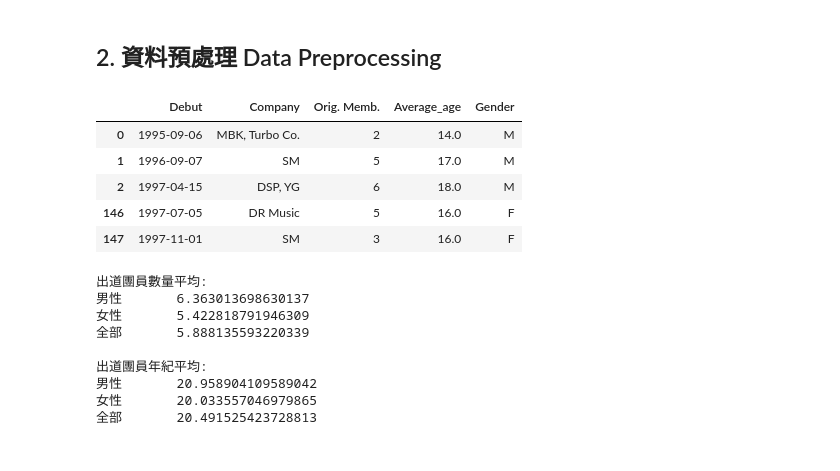
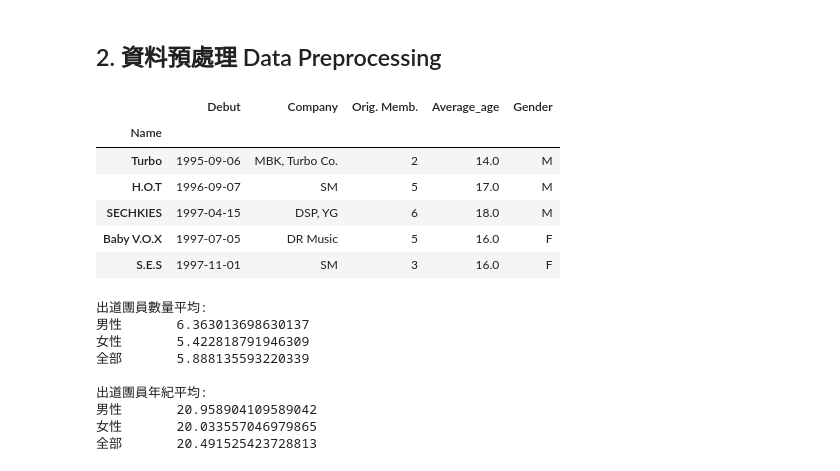
Before and after one commit to sleeping-psystudent/Dspy-Final-Project, a Jupyter notebook: Relation_analysis.ipynb, the cells around one changed output. Drawn from its saved outputs; the diff is of its cells as text; code cells hidden in the pictures.

```diff
--- a/Relation_analysis.ipynb
+++ b/Relation_analysis.ipynb
@@ -45,31 +49,33 @@ yt.head()
 # %%
 # boys資料前處理
 boys["Gender"]="M"
 boys_n=boys.drop(["Short", "Members", "Fanclub Name", "Active"], axis=1)
 boys_n.dropna(subset=["Average_age"], inplace=True)
 boys_n["Debut"]=pd.to_datetime(boys_n["Debut"], format='%Y-%m-%d')
-boys_n.set_index("Name", inplace=True)
+#boys_n.set_index("Name", inplace=True)
 boys_n=boys_n.sort_values("Debut")
 
 # girls資料前處理
 girls["Gender"]="F"
 girls_n=girls.drop(["Short", "Members", "Fanclub Name", "Active"], axis=1)
 girls_n.dropna(subset=["Average_age"], inplace=True)
 girls_n["Debut"]=pd.to_datetime(girls_n["Debut"], format='%Y-%m-%d')
-girls_n.set_index("Name", inplace=True)
+#girls_n.set_index("Name", inplace=True)
 girls_n=girls_n.sort_values("Debut")
 
 # merge
 Factors=pd.merge(boys_n, girls_n, how="outer")
 Factors=Factors.sort_values("Debut")
+Factors.set_index("Name", inplace=True)
 Factors.head()
 # %% [output]
 |  | Debut | Company | Orig. Memb. | Average_age | Gender |
-| 0 | 1995-09-06 | MBK, Turbo Co. | 2 | 14.0 | M |
-| 1 | 1996-09-07 | SM | 5 | 17.0 | M |
-| 2 | 1997-04-15 | DSP, YG | 6 | 18.0 | M |
-| 146 | 1997-07-05 | DR Music | 5 | 16.0 | F |
-| 147 | 1997-11-01 | SM | 3 | 16.0 | F |
+| Name |  |  |  |  |  |
+| Turbo | 1995-09-06 | MBK, Turbo Co. | 2 | 14.0 | M |
+| H.O.T | 1996-09-07 | SM | 5 | 17.0 | M |
+| SECHKIES | 1997-04-15 | DSP, YG | 6 | 18.0 | M |
+| Baby V.O.X | 1997-07-05 | DR Music | 5 | 16.0 | F |
+| S.E.S | 1997-11-01 | SM | 3 | 16.0 | F |
 # %%
 # 出道團員數量平均
 boys_mem_num=boys_n["Orig. Memb."].mean()
```
Also changed, not shown: parts of 16 cells of this notebook, 2 other files.
